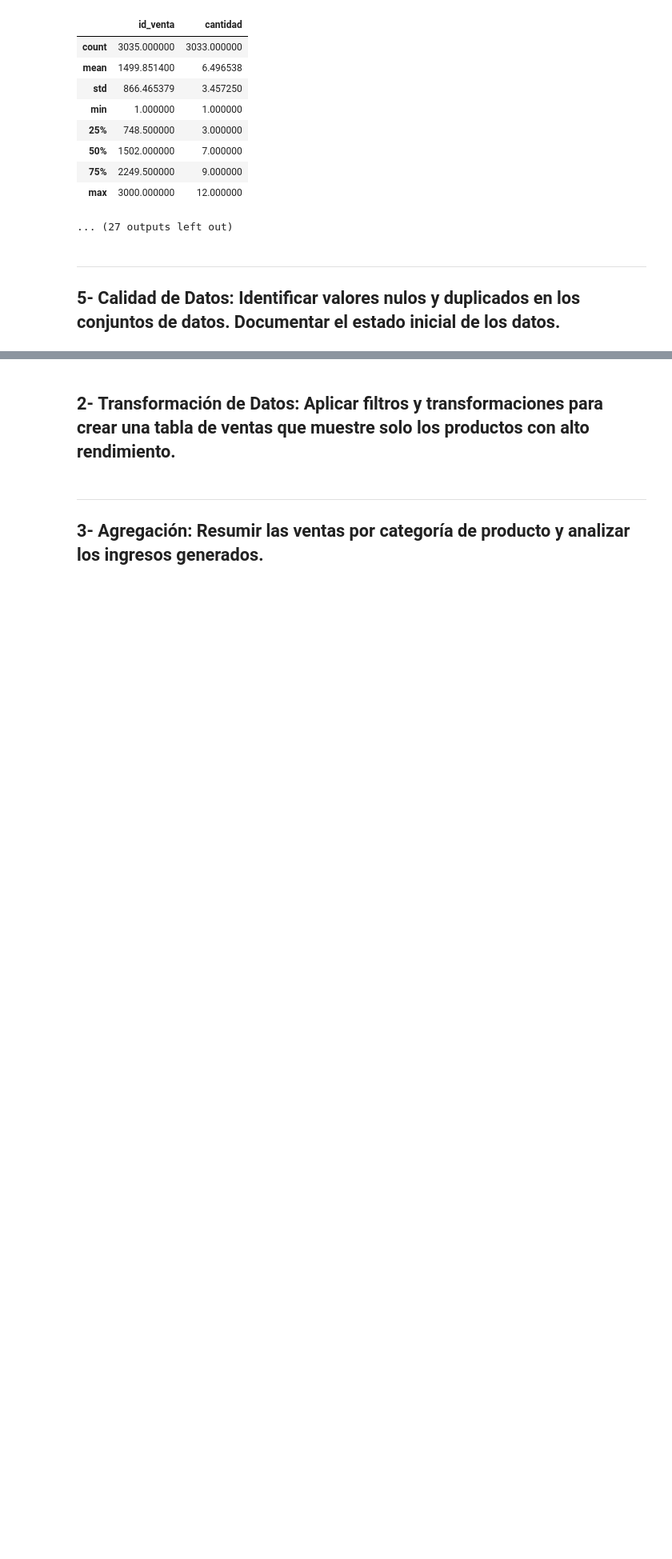
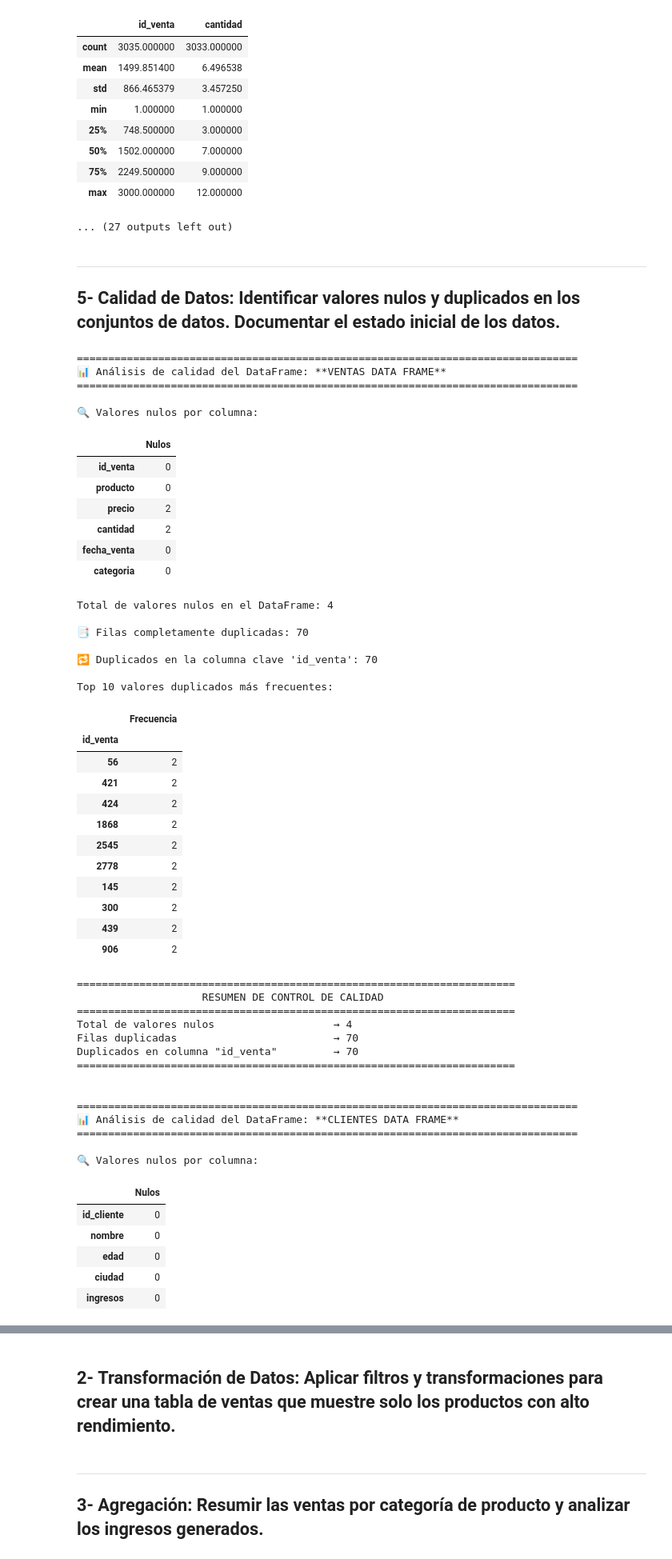
Before and after one commit to rominadelosangelesgalvan-creator/pre_entrega_romina_galvan_DAwPython, a Jupyter notebook: pre_entrega_romina_galvan.ipynb, the cells around one changed output, grey strips where cells are left out. Shown at 80% size. Drawn from its saved outputs; the diff is of its cells as text; code cells hidden in the pictures; blank space fills up the shorter version.

```diff
--- a/pre_entrega_romina_galvan.ipynb
+++ b/pre_entrega_romina_galvan.ipynb
@@ -207,0 +217,56 @@ def calidad(df, nombre, clave=None):
+# %%
+calidad(df_ventas, "VENTAS DATA FRAME", clave="id_venta")
+calidad(df_clientes, "CLIENTES DATA FRAME", clave="id_cliente")
+calidad(df_marketing, "MARKETING DATA FRAME", clave="id_campanha")
+# %% [output]
+================================================================================
+📊 Análisis de calidad del DataFrame: **VENTAS DATA FRAME**
+================================================================================
+
+🔍 Valores nulos por columna:
+|  | Nulos |
+| id_venta | 0 |
+| producto | 0 |
+| precio | 2 |
+| cantidad | 2 |
+| fecha_venta | 0 |
+| categoria | 0 |
+Total de valores nulos en el DataFrame: 4
+
+📑 Filas completamente duplicadas: 70
+
+🔁 Duplicados en la columna clave 'id_venta': 70
+
+Top 10 valores duplicados más frecuentes:
+|  | Frecuencia |
+| id_venta |  |
+| 56 | 2 |
+| 421 | 2 |
+| 424 | 2 |
+| 1868 | 2 |
+| 2545 | 2 |
+| 2778 | 2 |
+| 145 | 2 |
+| 300 | 2 |
+| 439 | 2 |
+| 906 | 2 |
+======================================================================
+                    RESUMEN DE CONTROL DE CALIDAD
+======================================================================
+Total de valores nulos                   → 4
+Filas duplicadas                         → 70
+Duplicados en columna "id_venta"         → 70
+======================================================================
+
+
+================================================================================
+📊 Análisis de calidad del DataFrame: **CLIENTES DATA FRAME**
+================================================================================
+
+🔍 Valores nulos por columna:
+|  | Nulos |
+| id_cliente | 0 |
+| nombre | 0 |
+| edad | 0 |
+| ciudad | 0 |
+| ingresos | 0 |
```
Also changed, not shown: parts of 18 cells of this notebook.
